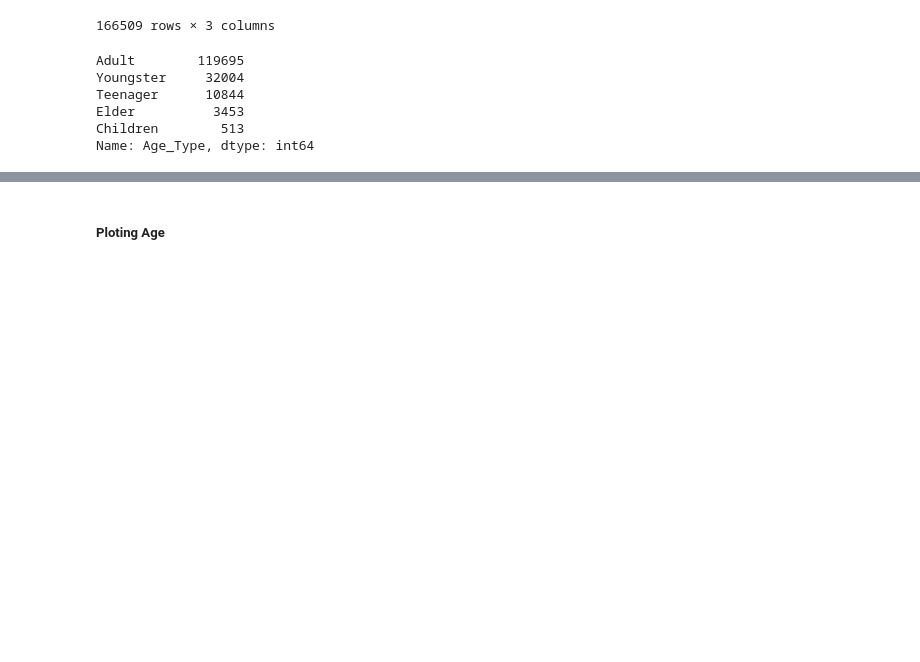
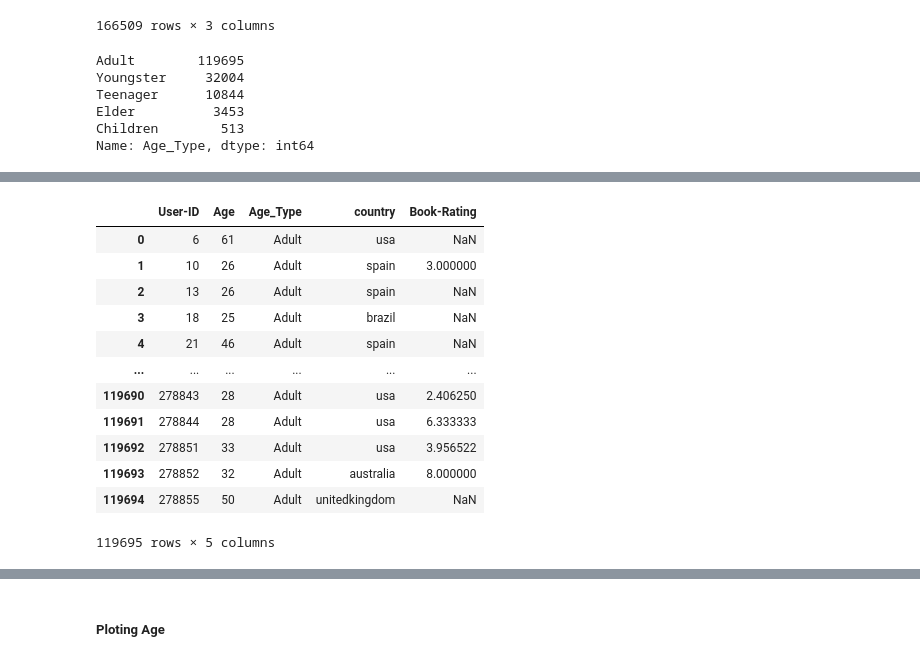
Before and after one commit to kunal-mallick/Book_Recommendation, a Jupyter notebook: Data Preprocessing & EDA/EDA.ipynb, the cells around one changed output, grey strips where cells are left out. Drawn from its saved outputs; the diff is of its cells as text; code cells hidden in the pictures; blank space fills up the shorter version.

```diff
--- a/Data Preprocessing & EDA/EDA.ipynb
+++ b/Data Preprocessing & EDA/EDA.ipynb
@@ -1507,0 +1620,7 @@ Name: Age_Type, dtype: int64
+# %%
+Youngster =  filltered_user[filltered_user['Age_Type'] == 'Youngster']
+
+Youngster.reset_index(inplace=True)
+Youngster.drop(columns='index', inplace = True)
+
+Youngster
@@ -1507,0 +1641,4 @@ Name: Age_Type, dtype: int64
+# %%
+Youngster['country'] = Youngster['User-ID'].apply(lambda x :user_loc[user_loc['User-ID'] == x].loc[:,'country'].values[0])
+
+Youngster
@@ -1507,0 +1670,18 @@ Name: Age_Type, dtype: int64
+# %%
+Youngster['Book-Rating'] = Youngster['User-ID'].apply(lambda x :ratings_raw[ratings_raw['User-ID'] == x].loc[:,'Book-Rating'].mean())
+
+Youngster
+# %% [output]
+|  | User-ID | Age | Age_Type | country | Book-Rating |
+| 0 | 6 | 61 | Adult | usa | NaN |
+| 1 | 10 | 26 | Adult | spain | 3.000000 |
+| 2 | 13 | 26 | Adult | spain | NaN |
+| 3 | 18 | 25 | Adult | brazil | NaN |
+| 4 | 21 | 46 | Adult | spain | NaN |
+| ... | ... | ... | ... | ... | ... |
+| 119690 | 278843 | 28 | Adult | usa | 2.406250 |
+| 119691 | 278844 | 28 | Adult | usa | 6.333333 |
+| 119692 | 278851 | 33 | Adult | usa | 3.956522 |
+| 119693 | 278852 | 32 | Adult | australia | 8.000000 |
+| 119694 | 278855 | 50 | Adult | unitedkingdom | NaN |
+119695 rows × 5 columns
```
Also changed, not shown: parts of 48 cells of this notebook.
